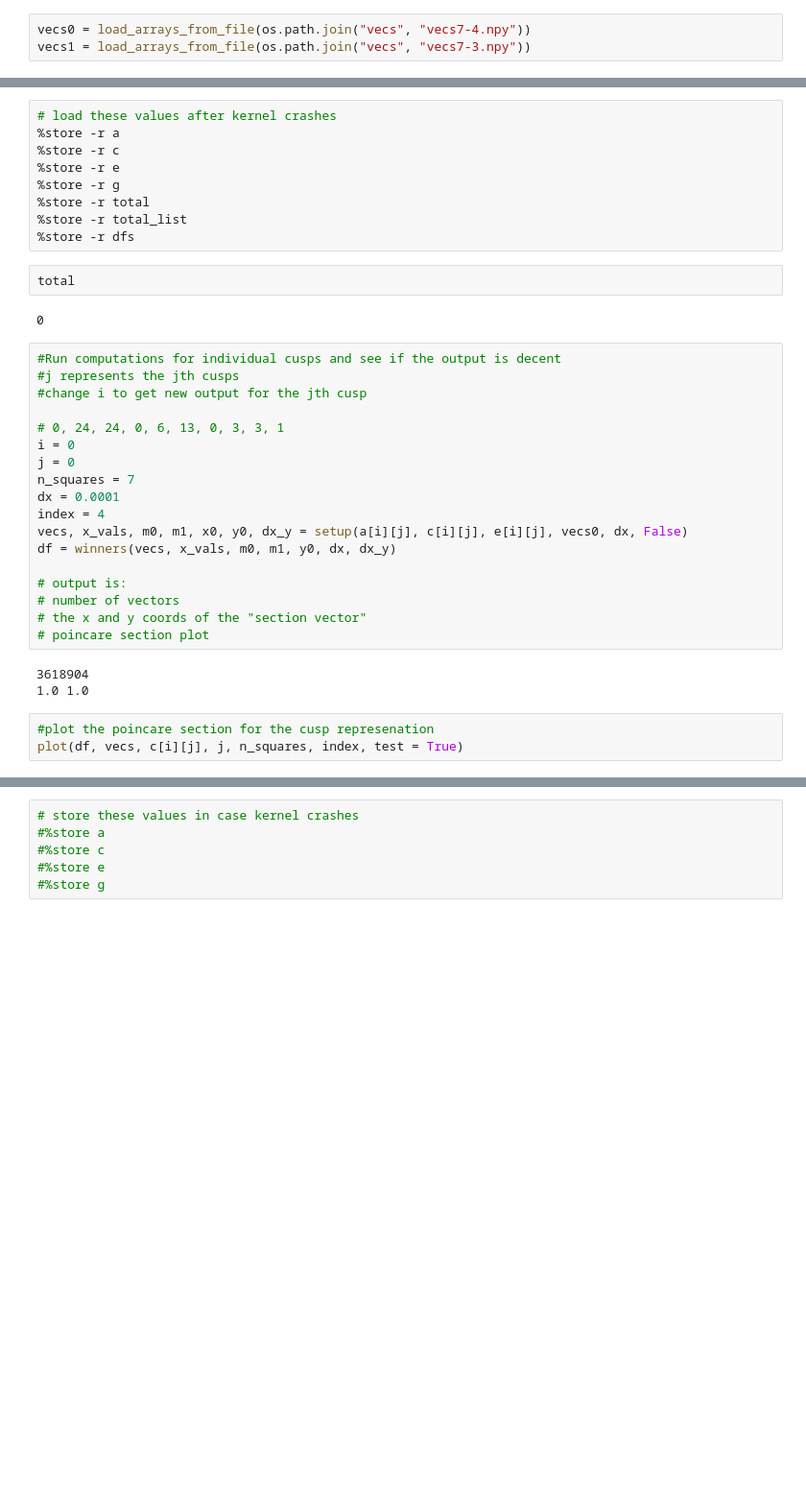
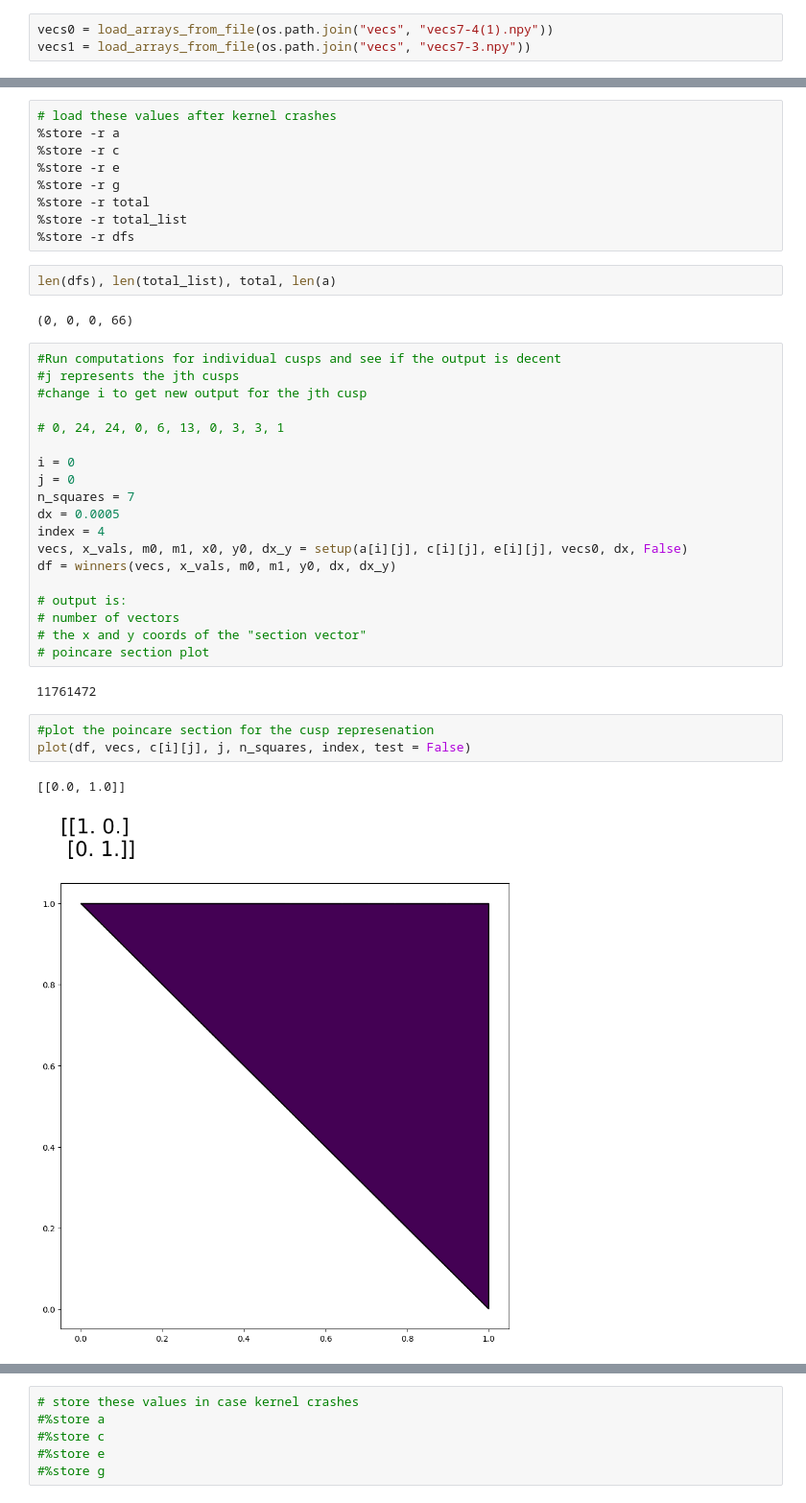
Before and after one commit to mlbeers/MXM, a Jupyter notebook: Poincare_Sections/Testing.ipynb, the cells around one changed output, grey strips where cells are left out. Shown: that part at 96% size. Cells and saved outputs as stored; diff of their text form; blank space fills up the shorter version.

```diff
--- a/Poincare_Sections/Testing.ipynb
+++ b/Poincare_Sections/Testing.ipynb
@@ -104,5 +109,5 @@ perm = permutations[4]
 # %%
-vecs0 = load_arrays_from_file(os.path.join("vecs", "vecs7-4.npy"))
+vecs0 = load_arrays_from_file(os.path.join("vecs", "vecs7-4(1).npy"))
 vecs1 = load_arrays_from_file(os.path.join("vecs", "vecs7-3.npy"))
 # %%
 len(vecs0)
@@ -121,20 +126,21 @@ len(vecs1)
 %store -r total
 %store -r total_list
 %store -r dfs
-# %%
-total
-# %% [output]
-0
+# %%
+len(dfs), len(total_list), total, len(a)
+# %% [output]
+(0, 0, 0, 66)
 # %%
 #Run computations for individual cusps and see if the output is decent
 #j represents the jth cusps
 #change i to get new output for the jth cusp
 
 # 0, 24, 24, 0, 6, 13, 0, 3, 3, 1
+
 i = 0
 j = 0
 n_squares = 7
-dx = 0.0001
+dx = 0.0005
 index = 4
 vecs, x_vals, m0, m1, x0, y0, dx_y = setup(a[i][j], c[i][j], e[i][j], vecs0, dx, False)
 df = winners(vecs, x_vals, m0, m1, y0, dx, dx_y)
@@ -144,11 +150,13 @@ df = winners(vecs, x_vals, m0, m1, y0, dx, dx_y)
 # the x and y coords of the "section vector"
 # poincare section plot
 # %% [output]
-3618904
-1.0 1.0
+11761472
 # %%
 #plot the poincare section for the cusp represenation
-plot(df, vecs, c[i][j], j, n_squares, index, test = True)
+plot(df, vecs, c[i][j], j, n_squares, index, test = False)
+# %% [output]
+[[0.0, 1.0]]
+[figure, added]
 # %%
 # plot the pdf for this cusp
 sec_list = sec_setup(df, dx_y)
```
Also changed, not shown: parts of 8 cells of this notebook, 1 other file.
